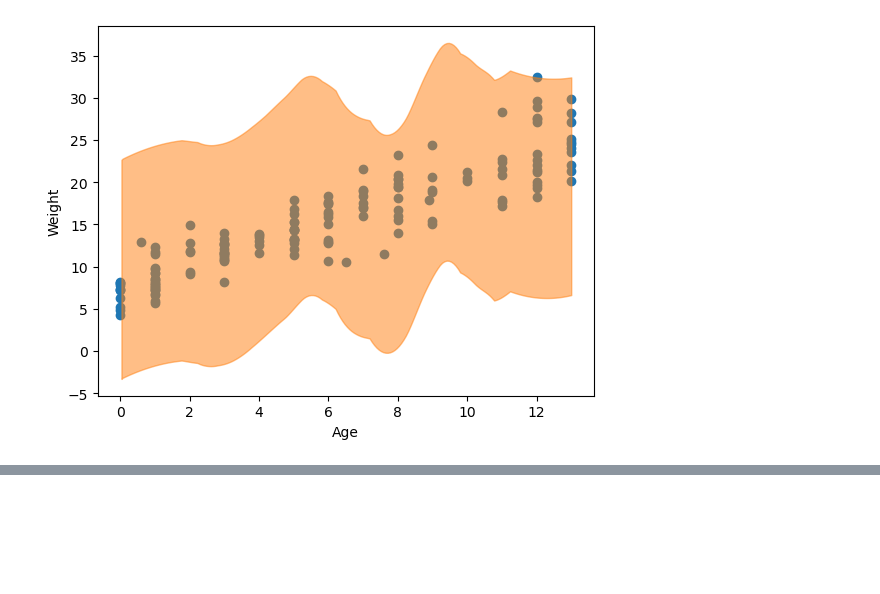
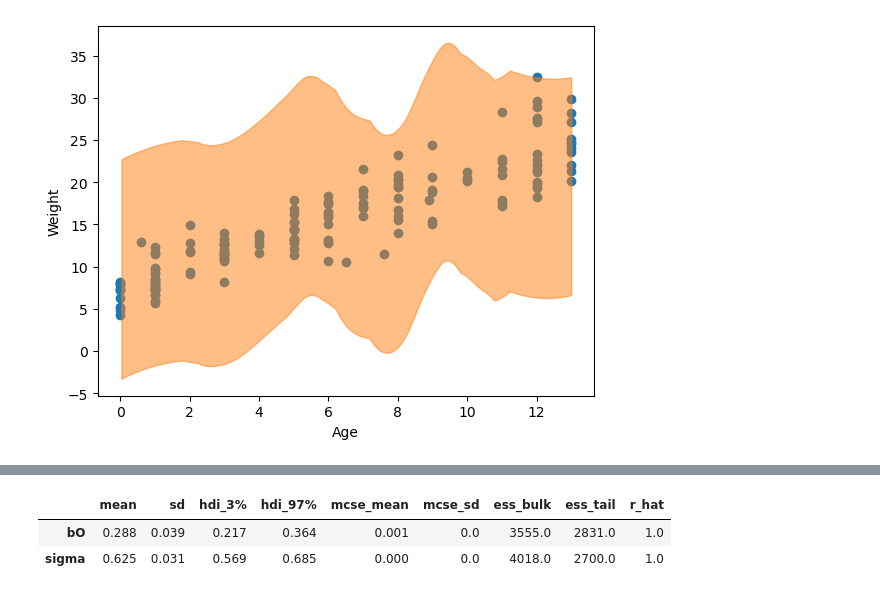
Before and after one commit to kpjmcg/Statistical-Rethinking-2023-Python-Notes, a Jupyter notebook: homework_week_2.ipynb, the cells around one changed output, grey strips where cells are left out. Drawn from its saved outputs; the diff is of its cells as text; code cells hidden in the pictures; blank space fills up the shorter version.

```diff
--- a/homework_week_2.ipynb
+++ b/homework_week_2.ipynb
@@ -176,0 +233,6 @@ ax.set_ylabel("Weight");
+# %%
+az.summary(ox_trace)
+# %% [output]
+|  | mean | sd | hdi_3% | hdi_97% | mcse_mean | mcse_sd | ess_bulk | ess_tail | r_hat |
+| bO | 0.288 | 0.039 | 0.217 | 0.364 | 0.001 | 0.0 | 3555.0 | 2831.0 | 1.0 |
+| sigma | 0.625 | 0.031 | 0.569 | 0.685 | 0.000 | 0.0 | 4018.0 | 2700.0 | 1.0 |
```
Also changed, not shown: parts of 6 cells of this notebook.
